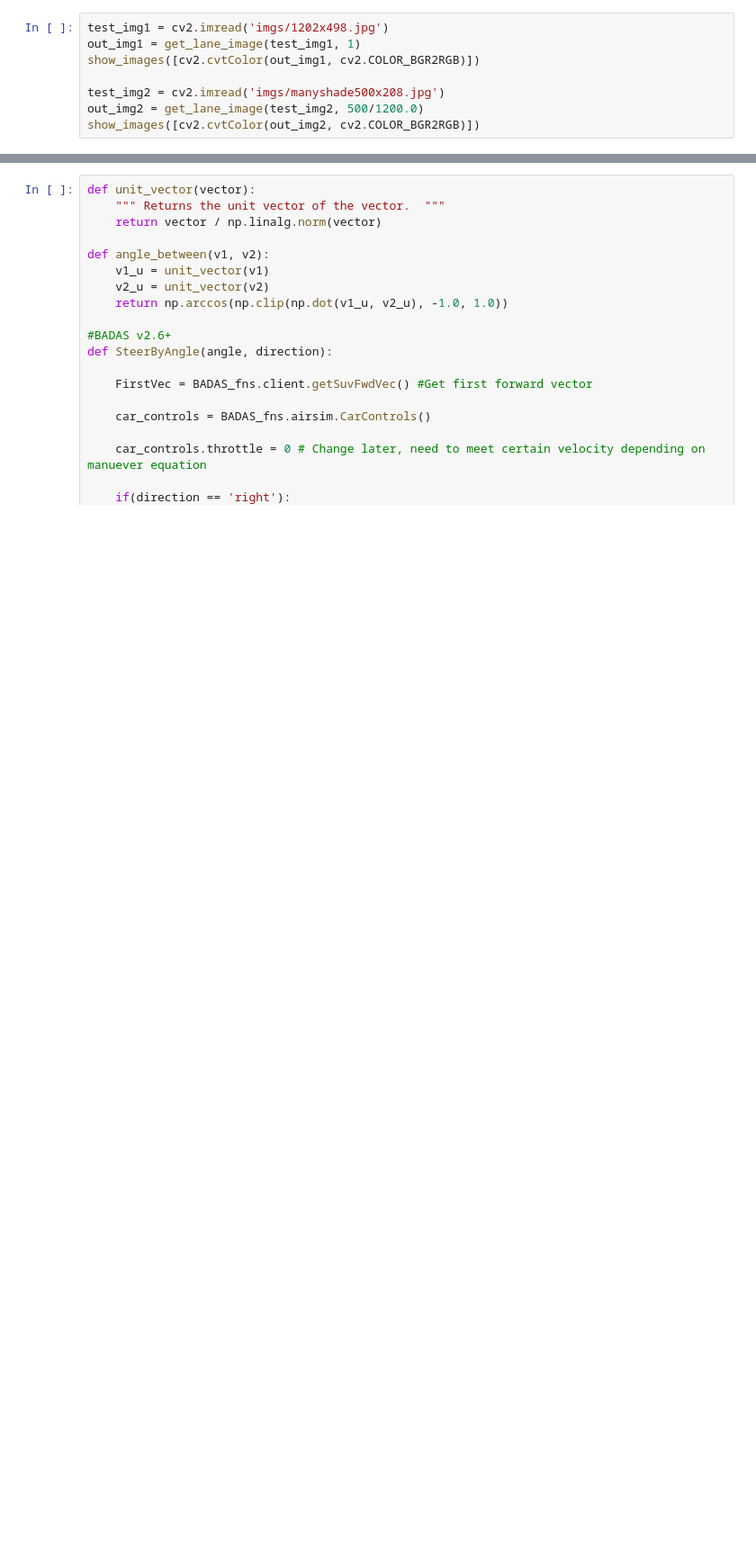
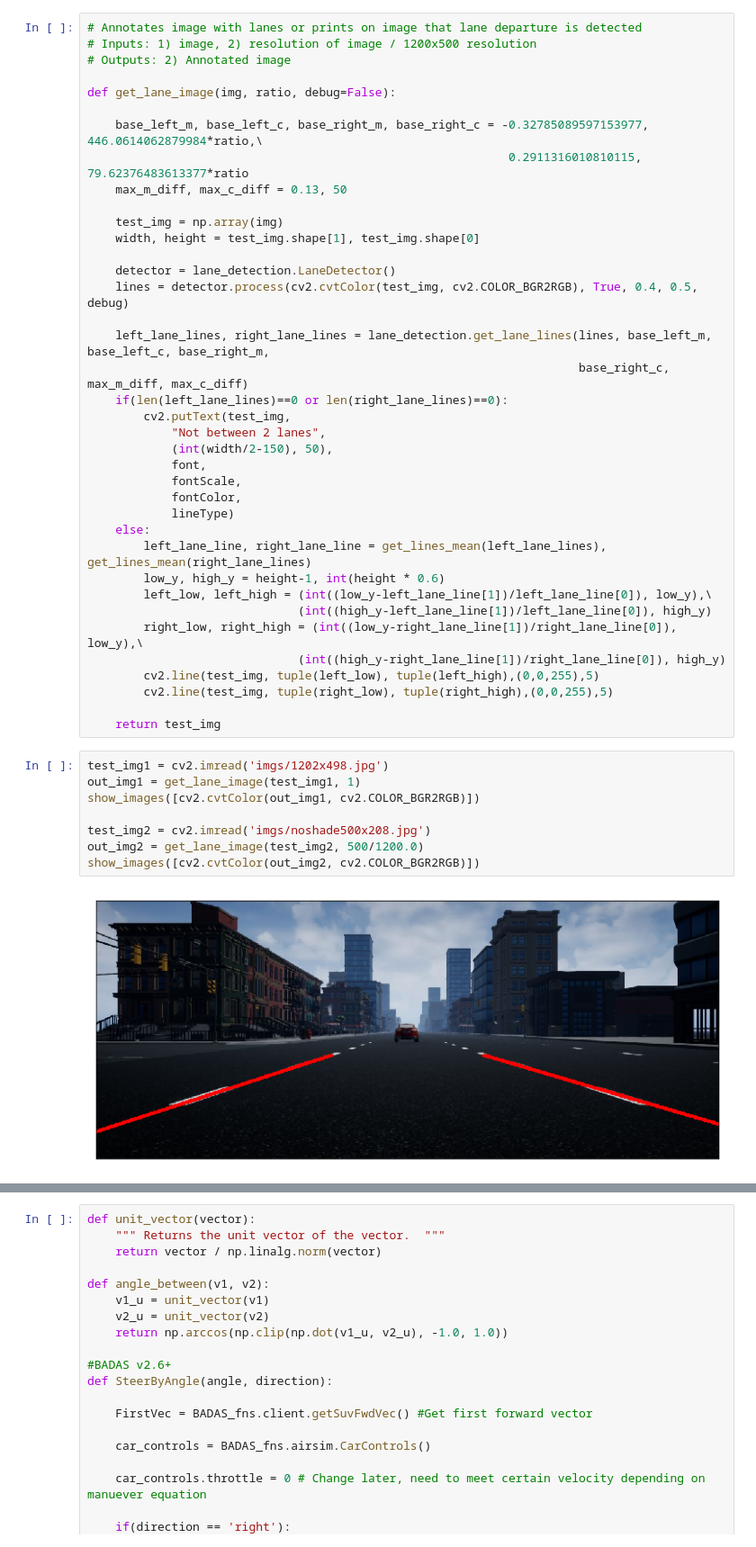
Before and after one commit to hesham-akmal/Brain-ADAS, a Jupyter notebook: CarDetection/YOLO and Distance/DriverBADAS.ipynb, the cells around one changed output, grey strips where cells are left out. Shown at 90% size. Saved outputs shown, nothing was run; the diff lists cells and outputs as text; blank space fills up the shorter version.

```diff
--- a/CarDetection/YOLO and Distance/DriverBADAS.ipynb
+++ b/CarDetection/YOLO and Distance/DriverBADAS.ipynb
@@ -636,8 +544,48 @@ show_images([cv2.cvtColor(pred, cv2.COLOR_BGR2RGB)])
+# %%
+# Annotates image with lanes or prints on image that lane departure is detected
+# Inputs: 1) image, 2) resolution of image / 1200x500 resolution
+# Outputs: 2) Annotated image
+
+def get_lane_image(img, ratio, debug=False):
+
+    base_left_m, base_left_c, base_right_m, base_right_c = -0.32785089597153977, 446.0614062879984*ratio,\
+                                                            0.2911316010810115, 79.62376483613377*ratio
+    max_m_diff, max_c_diff = 0.13, 50
+
+    test_img = np.array(img)
+    width, height = test_img.shape[1], test_img.shape[0]
+
+    detector = lane_detection.LaneDetector()
+    lines = detector.process(cv2.cvtColor(test_img, cv2.COLOR_BGR2RGB), True, 0.4, 0.5, debug)
+
+    left_lane_lines, right_lane_lines = lane_detection.get_lane_lines(lines, base_left_m, base_left_c, base_right_m,
+                                                                      base_right_c, max_m_diff, max_c_diff)
+    if(len(left_lane_lines)==0 or len(right_lane_lines)==0):
+        cv2.putText(test_img,
+            "Not between 2 lanes",
+            (int(width/2-150), 50),
+            font,
+            fontScale,
+            fontColor,
+            lineType)
+    else:
+        left_lane_line, right_lane_line = get_lines_mean(left_lane_lines), get_lines_mean(right_lane_lines)
+        low_y, high_y = height-1, int(height * 0.6)
+        left_low, left_high = (int((low_y-left_lane_line[1])/left_lane_line[0]), low_y),\
+                              (int((high_y-left_lane_line[1])/left_lane_line[0]), high_y)
+        right_low, right_high = (int((low_y-right_lane_line[1])/right_lane_line[0]), low_y),\
+                              (int((high_y-right_lane_line[1])/right_lane_line[0]), high_y)
+        cv2.line(test_img, tuple(left_low), tuple(left_high),(0,0,255),5)
+        cv2.line(test_img, tuple(right_low), tuple(right_high),(0,0,255),5)
+
+    return test_img
 # %%
 test_img1 = cv2.imread('imgs/1202x498.jpg')
 out_img1 = get_lane_image(test_img1, 1)
 show_images([cv2.cvtColor(out_img1, cv2.COLOR_BGR2RGB)])
 
-test_img2 = cv2.imread('imgs/manyshade500x208.jpg')
+test_img2 = cv2.imread('imgs/noshade500x208.jpg')
 out_img2 = get_lane_image(test_img2, 500/1200.0)
 show_images([cv2.cvtColor(out_img2, cv2.COLOR_BGR2RGB)])
+# %% [output]
+[figure, added]
```
Also changed, not shown: parts of 8 cells of this notebook, 1 other file.
